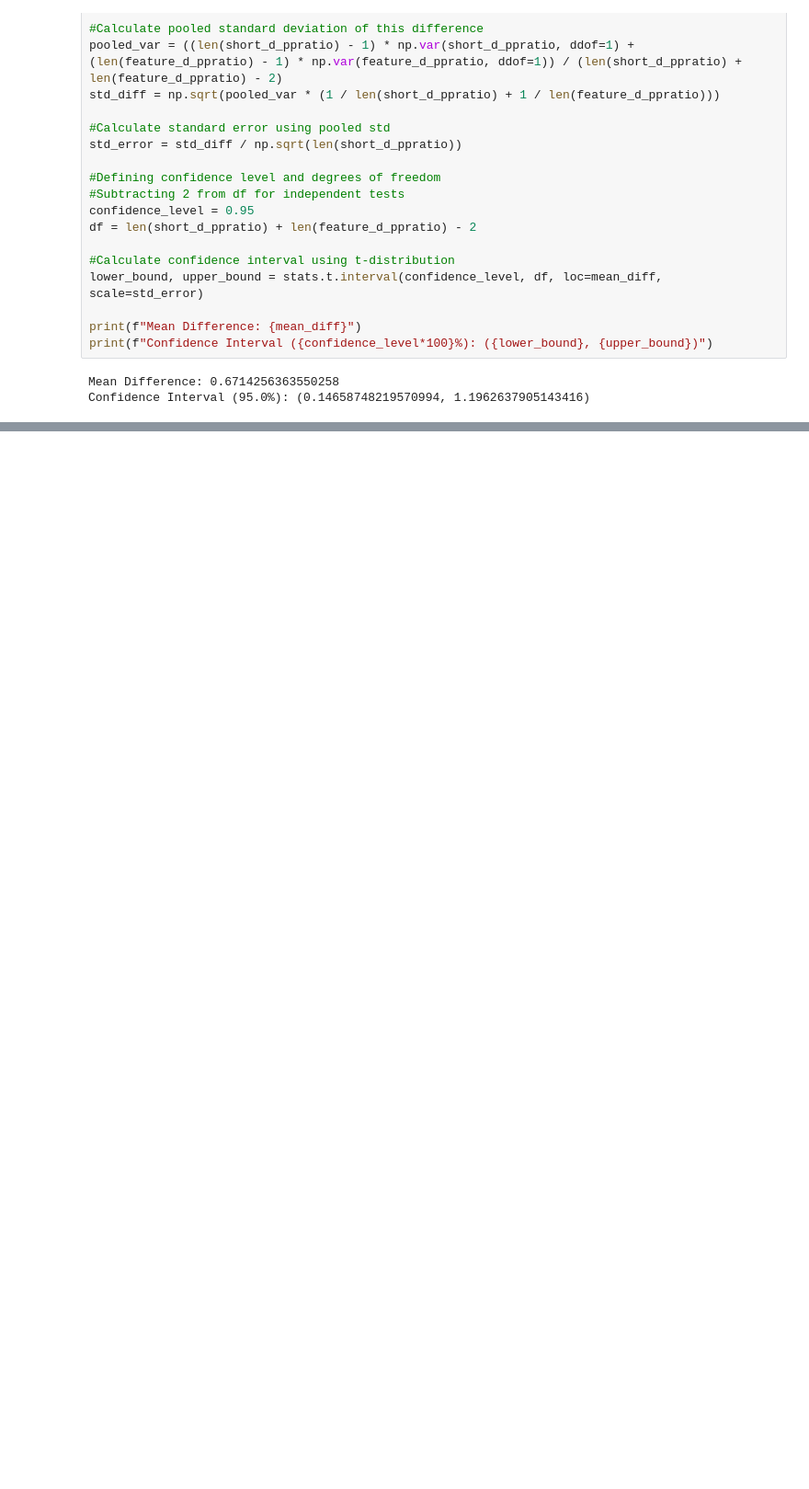
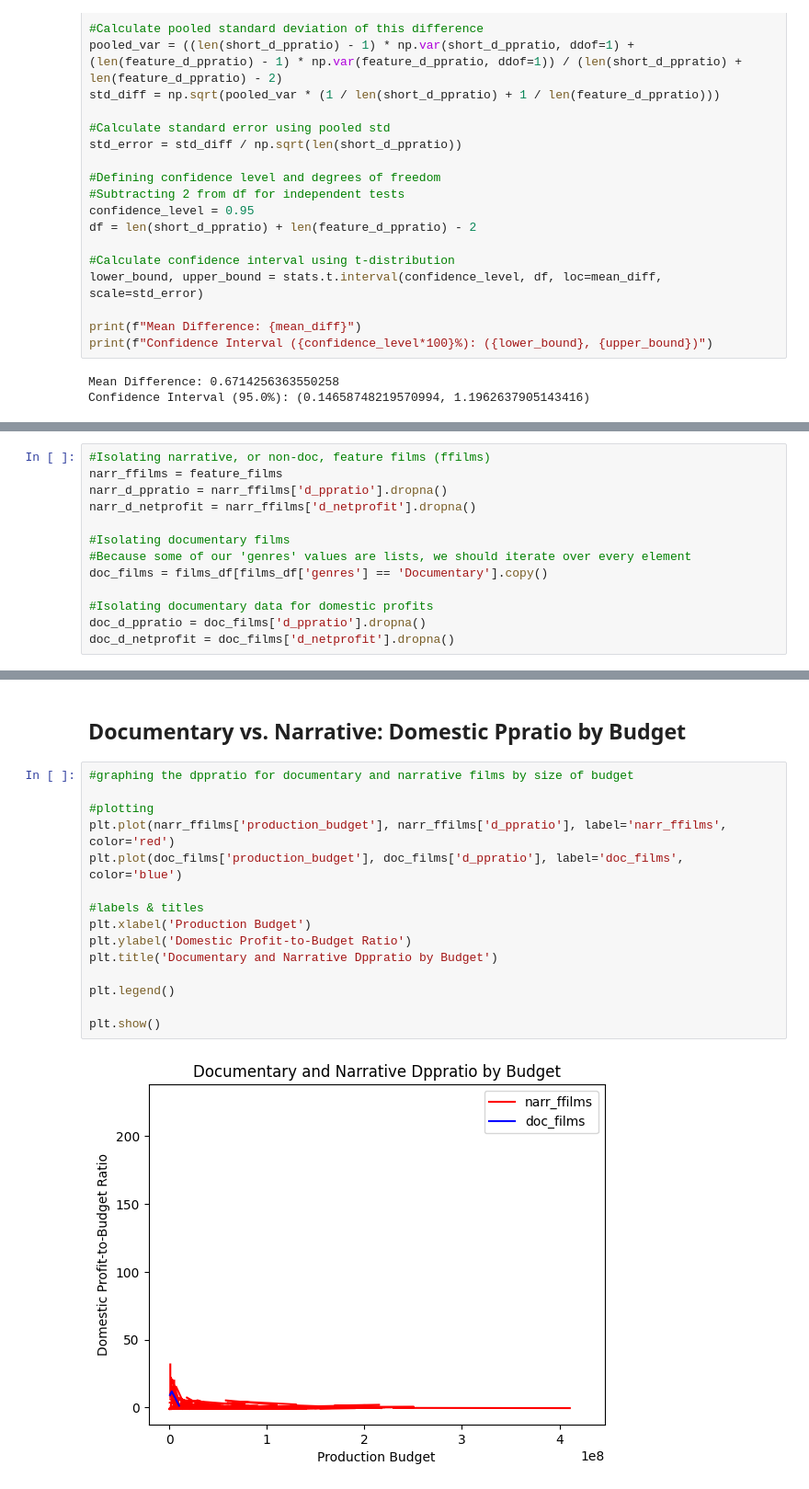
Before and after one commit to emmascotson/Movie-Data-Analysis, a Jupyter notebook: notebooks/exploratory.ipynb, the cells around one changed output, grey strips where cells are left out. Shown at 92% size. Drawn from its saved outputs; the diff is of its cells as text; blank space fills up the shorter version.

```diff
--- a/notebooks/exploratory.ipynb
+++ b/notebooks/exploratory.ipynb
@@ -2730,0 +2915,13 @@ The findings of this test suggest that there is a **95% chance the mean of featu
+# %%
+#Isolating narrative, or non-doc, feature films (ffilms)
+narr_ffilms = feature_films
+narr_d_ppratio = narr_ffilms['d_ppratio'].dropna()
+narr_d_netprofit = narr_ffilms['d_netprofit'].dropna()
+
+#Isolating documentary films
+#Because some of our 'genres' values are lists, we should iterate over every element
+doc_films = films_df[films_df['genres'] == 'Documentary'].copy()
+
+#Isolating documentary data for domestic profits
+doc_d_ppratio = doc_films['d_ppratio'].dropna()
+doc_d_netprofit = doc_films['d_netprofit'].dropna()
@@ -2730,0 +2958,19 @@ The findings of this test suggest that there is a **95% chance the mean of featu
+# %% [markdown]
+## Documentary vs. Narrative: Domestic Ppratio by Budget
+# %%
+#graphing the dppratio for documentary and narrative films by size of budget
+
+#plotting
+plt.plot(narr_ffilms['production_budget'], narr_ffilms['d_ppratio'], label='narr_ffilms', color='red')
+plt.plot(doc_films['production_budget'], doc_films['d_ppratio'], label='doc_films', color='blue')
+
+#labels & titles
+plt.xlabel('Production Budget')
+plt.ylabel('Domestic Profit-to-Budget Ratio')
+plt.title('Documentary and Narrative Dppratio by Budget')
+
+plt.legend()
+
+plt.show()
+# %% [output]
+[figure, added]
```
Also changed, not shown: parts of 48 cells of this notebook.
